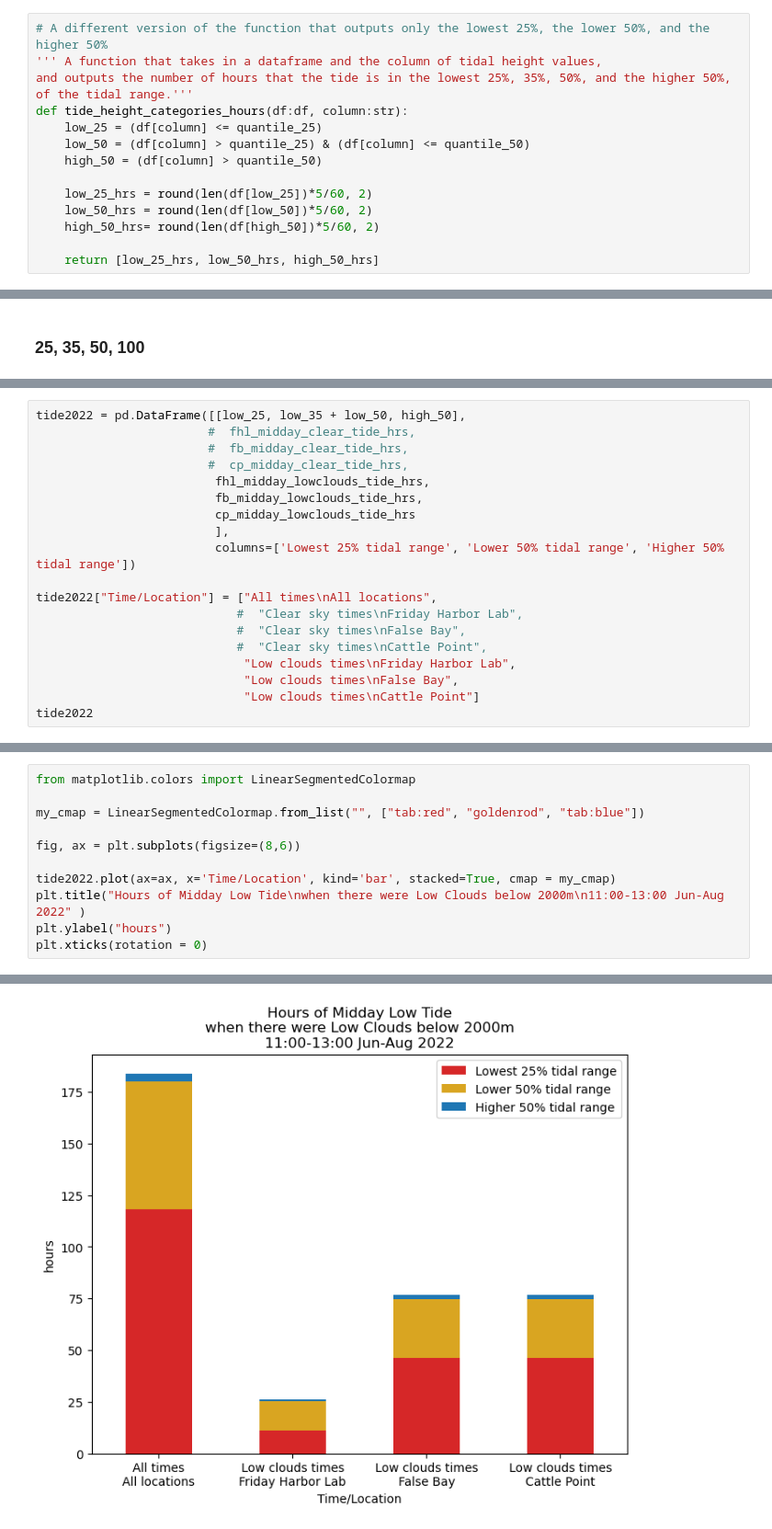
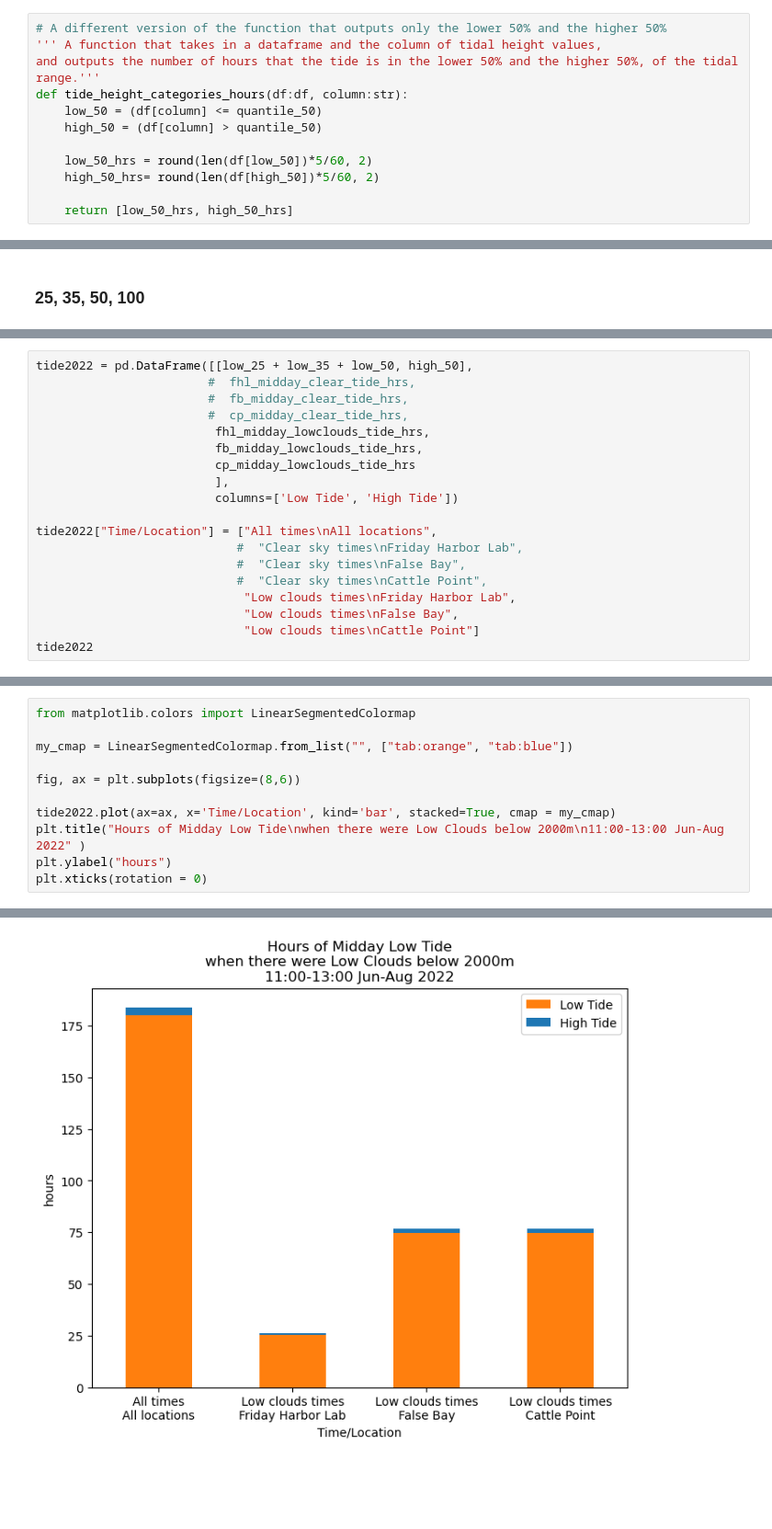
Before and after one commit to autumn-yng/summerfog, a Jupyter notebook: tide-vs-cloudheight.ipynb, the cells around one changed output, grey strips where cells are left out. Shown at 92% size. Saved outputs shown, nothing was run; the diff lists cells and outputs as text; blank space fills up the shorter version.

```diff
--- a/tide-vs-cloudheight.ipynb
+++ b/tide-vs-cloudheight.ipynb
@@ -351,19 +351,17 @@ def tide_height_categories_hours(df:df, column:str):
 
     return [low_25_hrs, low_35_hrs, low_50_hrs, high_50_hrs]
 # %%
-# A different version of the function that outputs only the lowest 25%, the lower 50%, and the higher 50%
+# A different version of the function that outputs only the lower 50% and the higher 50%
 ''' A function that takes in a dataframe and the column of tidal height values,
-and outputs the number of hours that the tide is in the lowest 25%, 35%, 50%, and the higher 50%, of the tidal range.'''
+and outputs the number of hours that the tide is in the lower 50% and the higher 50%, of the tidal range.'''
 def tide_height_categories_hours(df:df, column:str):
-    low_25 = (df[column] <= quantile_25)
-    low_50 = (df[column] > quantile_25) & (df[column] <= quantile_50)
+    low_50 = (df[column] <= quantile_50)
     high_50 = (df[column] > quantile_50)
 
-    low_25_hrs = round(len(df[low_25])*5/60, 2)
     low_50_hrs = round(len(df[low_50])*5/60, 2)
     high_50_hrs= round(len(df[high_50])*5/60, 2)
 
-    return [low_25_hrs, low_50_hrs, high_50_hrs]
+    return [low_50_hrs, high_50_hrs]
 # %%
 fb_midday_clear = combined_midday[np.isnan(combined_midday["Height"])]
 fb_midday_clear_tide_hrs = tide_height_categories_hours(fb_midday_clear, "Interpolated_predicted_tide")
@@ -490,5 +490,5 @@ plt.xticks(rotation = 0)
 # %%
-tide2022 = pd.DataFrame([[low_25, low_35 + low_50, high_50],
+tide2022 = pd.DataFrame([[low_25 + low_35 + low_50, high_50],
                         #  fhl_midday_clear_tide_hrs,
                         #  fb_midday_clear_tide_hrs,
                         #  cp_midday_clear_tide_hrs,
@@ -496,7 +496,7 @@ tide2022 = pd.DataFrame([[low_25, low_35 + low_50, high_50],
                          fb_midday_lowclouds_tide_hrs,
                          cp_midday_lowclouds_tide_hrs
                          ],
-                         columns=['Lowest 25% tidal range', 'Lower 50% tidal range', 'Higher 50% tidal range'])
+                         columns=['Low Tide', 'High Tide'])
 
 tide2022["Time/Location"] = ["All times\nAll locations",
                             #  "Clear sky times\nFriday Harbor Lab",
@@ -517,18 +515,18 @@ tide2022
 # %%
 from matplotlib.colors import LinearSegmentedColormap
 
-my_cmap = LinearSegmentedColormap.from_list("", ["tab:red", "goldenrod", "tab:blue"])
+my_cmap = LinearSegmentedColormap.from_list("", ["tab:orange", "tab:blue"])
 
 fig, ax = plt.subplots(figsize=(8,6))
 
 tide2022.plot(ax=ax, x='Time/Location', kind='bar', stacked=True, cmap = my_cmap)
 plt.title("Hours of Midday Low Tide\nwhen there were Low Clouds below 2000m\n11:00-13:00 Jun-Aug 2022" )
 plt.ylabel("hours")
 plt.xticks(rotation = 0)
 # %% [output]
 (array([0, 1, 2, 3]),
  [Text(0, 0, 'All times\nAll locations'),
   Text(1, 0, 'Low clouds times\nFriday Harbor Lab'),
   Text(2, 0, 'Low clouds times\nFalse Bay'),
   Text(3, 0, 'Low clouds times\nCattle Point')])
-[figure, old version]
+[figure, new version]
```
Also changed, not shown: parts of 9 cells of this notebook, 6 other files.
